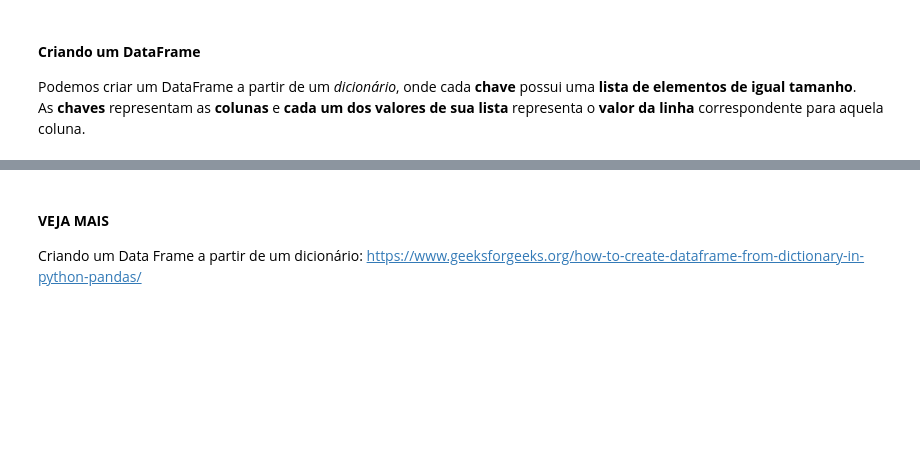
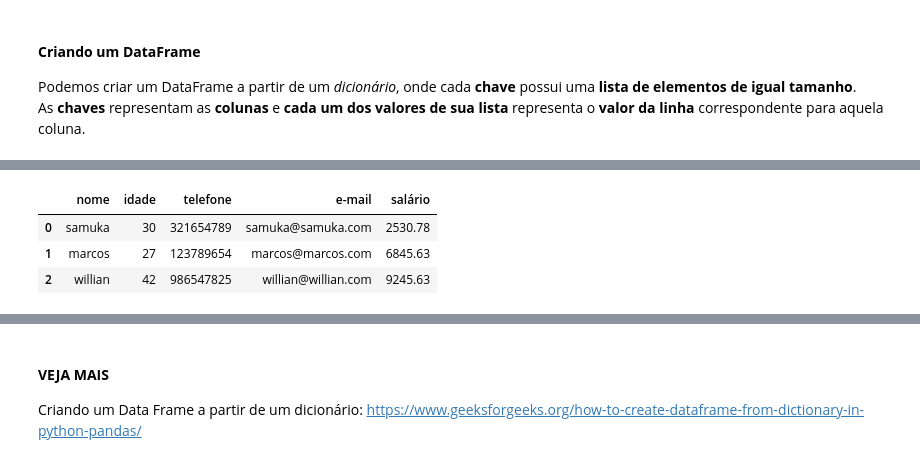
Before and after one commit to alvarofonteles/pandas_samuka, a Jupyter notebook: manipulacao_de_dados_codigo_base.ipynb, the cells around one changed output, grey strips where cells are left out. Cells and saved outputs as stored; diff of their text form; code cells hidden in the pictures; blank space fills up the shorter version.

```diff
--- a/manipulacao_de_dados_codigo_base.ipynb
+++ b/manipulacao_de_dados_codigo_base.ipynb
@@ -149,0 +185,29 @@ alunos_df
+# %%
+# contatos - dataset (extra)
+# index,    nome, idade,  telefone,              e-mail, salário
+#     0,  samuka,    30, 321654789,   samuka@samuka.com, 2530.78
+#     1,  marcos,    27, 123789654,   marcos@marcos.com, 6845.63
+#     2, willian,    42, 986547825, willian@willian.com, 9245.63
+
+# transformando/convertido
+contato = {
+    'nome': ['samuka', 'marcos', 'willian'],
+    'idade': [30, 27, 42],
+    'telefone': [321654789, 123789654, 986547825],
+    'e-mail': [
+        'samuka@samuka.com',
+        'marcos@marcos.com',
+        'willian@willian.com',
+    ],
+    'salário': [2530.78, 6845.63, 9245.63],
+}
+
+# em DataFrame
+df = pd.DataFrame(contato)
+# %%
+df
+# %% [output]
+|  | nome | idade | telefone | e-mail | salário |
+| 0 | samuka | 30 | 321654789 | samuka@samuka.com | 2530.78 |
+| 1 | marcos | 27 | 123789654 | marcos@marcos.com | 6845.63 |
+| 2 | willian | 42 | 986547825 | willian@willian.com | 9245.63 |
```
Also changed, not shown: parts of 68 cells of this notebook.
